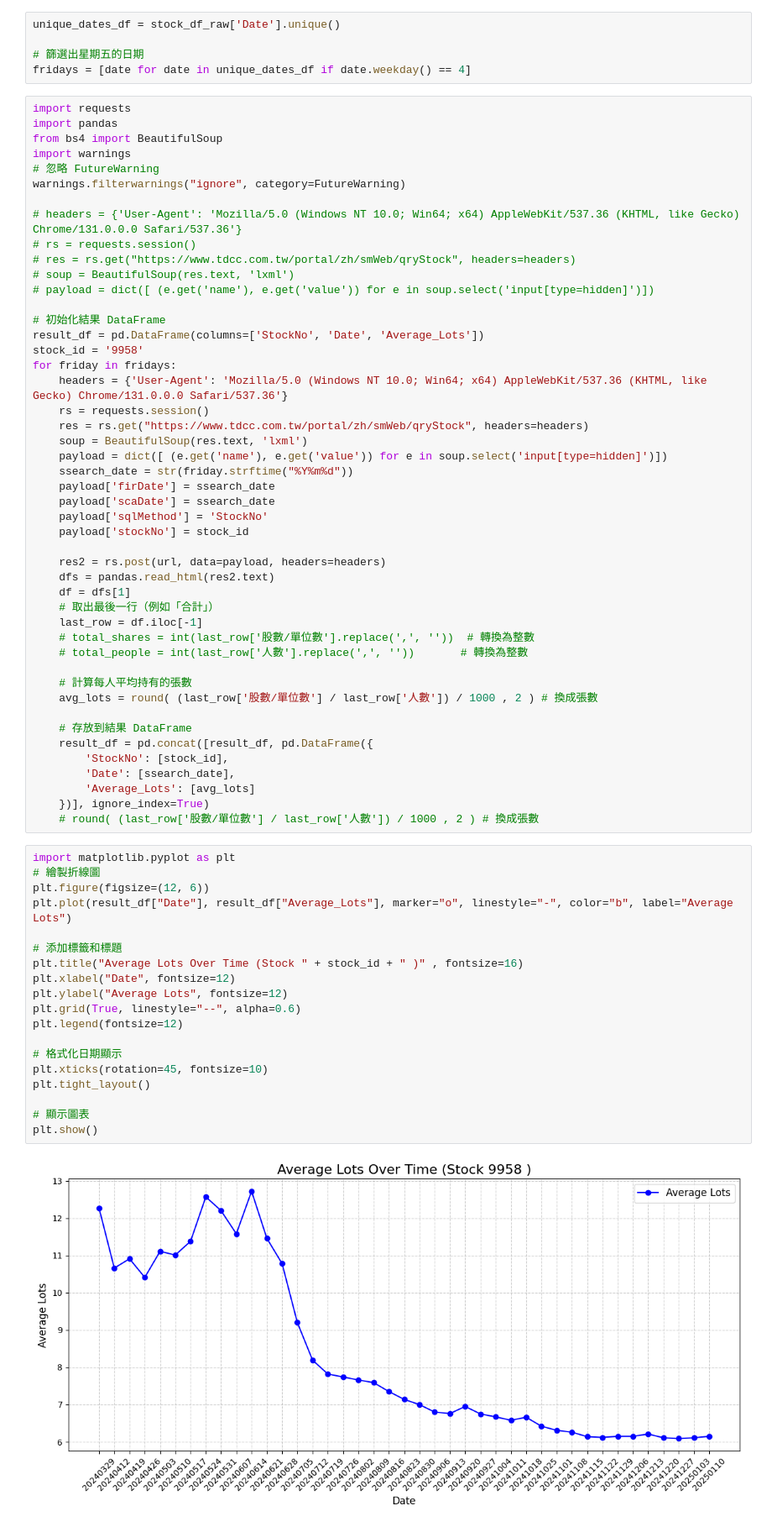
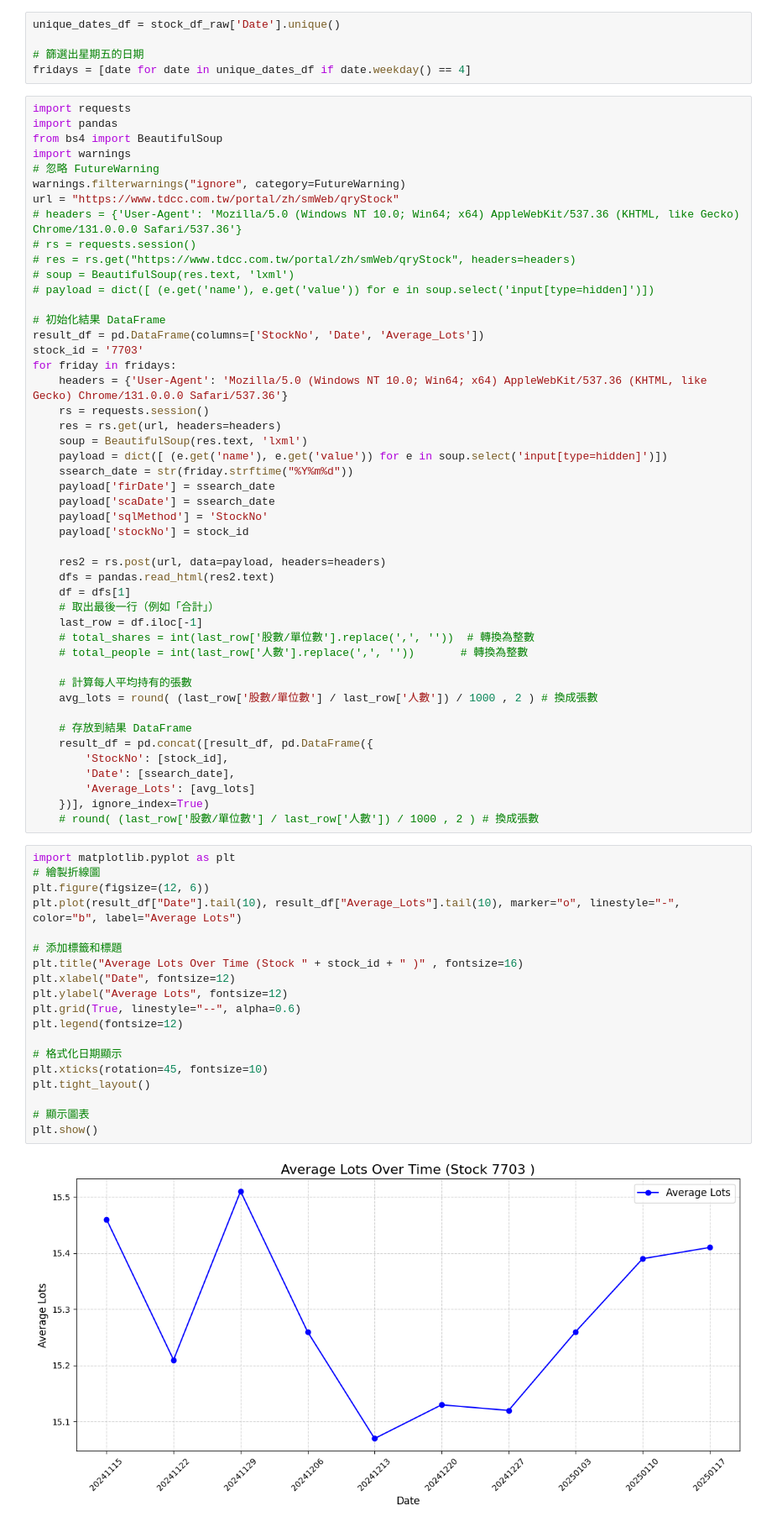
Before and after one commit to mulderfang/stock, a Jupyter notebook: 進出策略/處置股回測和籌碼集中度.ipynb, the cells around one changed output. Shown at 84% size. Drawn from its saved outputs; the diff is of its cells as text.

```diff
--- a/進出策略/處置股回測和籌碼集中度.ipynb
+++ b/進出策略/處置股回測和籌碼集中度.ipynb
@@ -2890,7 +2889,7 @@ from bs4 import BeautifulSoup
 import warnings
 # 忽略 FutureWarning
 warnings.filterwarnings("ignore", category=FutureWarning)
-
+url = "https://www.tdcc.com.tw/portal/zh/smWeb/qryStock"
 # headers = {'User-Agent': 'Mozilla/5.0 (Windows NT 10.0; Win64; x64) AppleWebKit/537.36 (KHTML, like Gecko) Chrome/131.0.0.0 Safari/537.36'}
 # rs = requests.session()
 # res = rs.get("https://www.tdcc.com.tw/portal/zh/smWeb/qryStock", headers=headers)
@@ -2899,11 +2898,11 @@ warnings.filterwarnings("ignore", category=FutureWarning)
 
 # 初始化結果 DataFrame
 result_df = pd.DataFrame(columns=['StockNo', 'Date', 'Average_Lots'])
-stock_id = '9958'
+stock_id = '7703'
 for friday in fridays:
     headers = {'User-Agent': 'Mozilla/5.0 (Windows NT 10.0; Win64; x64) AppleWebKit/537.36 (KHTML, like Gecko) Chrome/131.0.0.0 Safari/537.36'}
     rs = requests.session()
-    res = rs.get("https://www.tdcc.com.tw/portal/zh/smWeb/qryStock", headers=headers)
+    res = rs.get(url, headers=headers)
     soup = BeautifulSoup(res.text, 'lxml')
     payload = dict([ (e.get('name'), e.get('value')) for e in soup.select('input[type=hidden]')])
     ssearch_date = str(friday.strftime("%Y%m%d"))
@@ -2933,21 +2932,21 @@ for friday in fridays:
 # %%
 import matplotlib.pyplot as plt
 # 繪製折線圖
 plt.figure(figsize=(12, 6))
-plt.plot(result_df["Date"], result_df["Average_Lots"], marker="o", linestyle="-", color="b", label="Average Lots")
+plt.plot(result_df["Date"].tail(10), result_df["Average_Lots"].tail(10), marker="o", linestyle="-", color="b", label="Average Lots")
 
 # 添加標籤和標題
 plt.title("Average Lots Over Time (Stock " + stock_id + " )" , fontsize=16)
 plt.xlabel("Date", fontsize=12)
 plt.ylabel("Average Lots", fontsize=12)
 plt.grid(True, linestyle="--", alpha=0.6)
 plt.legend(fontsize=12)
 
 # 格式化日期顯示
 plt.xticks(rotation=45, fontsize=10)
 plt.tight_layout()
 
 # 顯示圖表
 plt.show()
 # %% [output]
-[figure, old version]
+[figure, new version]
```
Also changed, not shown: parts of 2 cells of this notebook, 46 other files.
